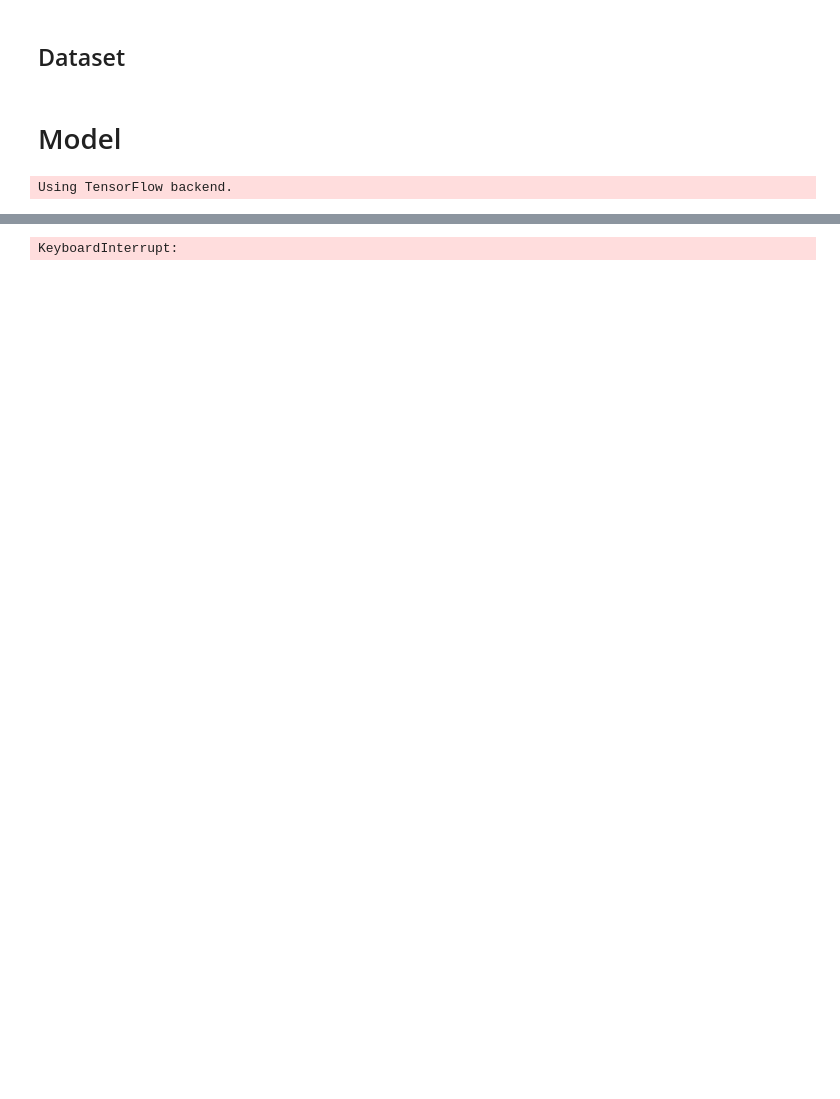
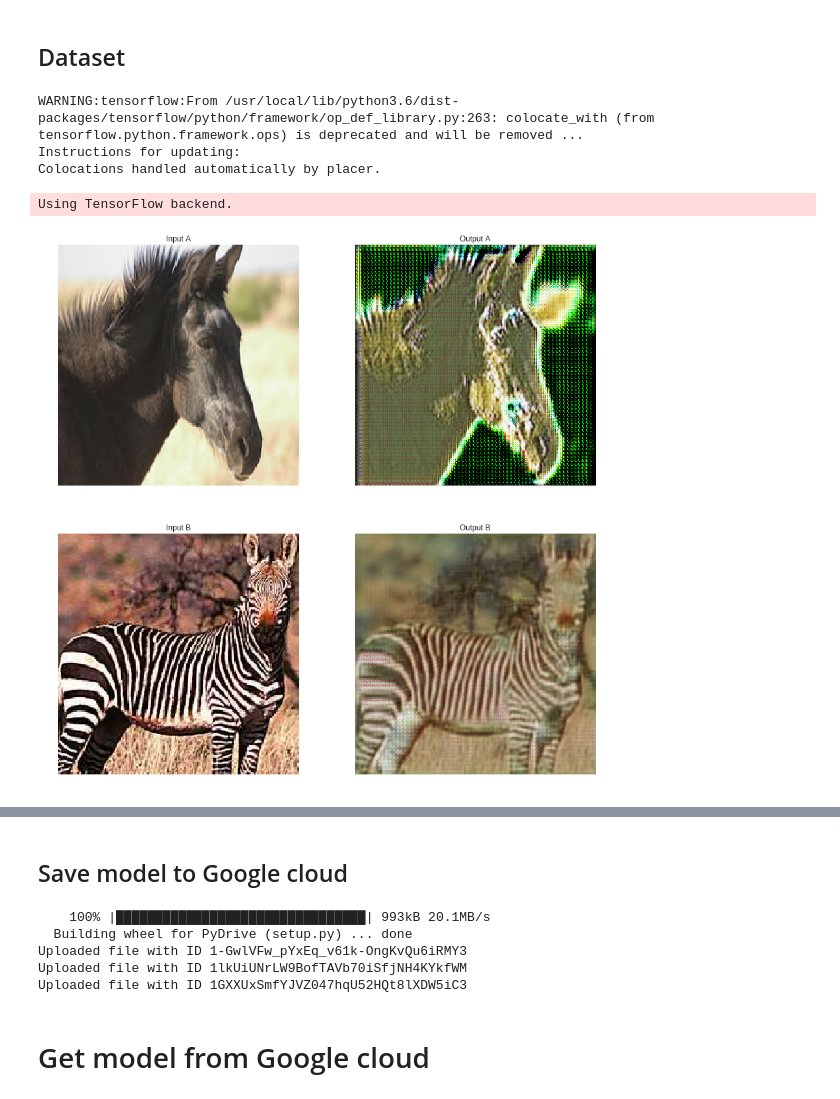
Before and after one commit to neilsun2009/CycleGAN, a Jupyter notebook: src/cycle_gan.ipynb, the cells around one changed output, grey strips where cells are left out. Drawn from its saved outputs; the diff is of its cells as text; code cells hidden in the pictures; blank space fills up the shorter version.

```diff
--- a/src/cycle_gan.ipynb
+++ b/src/cycle_gan.ipynb
@@ -10,18 +11,19 @@ data_zip = tf.keras.utils.get_file('dataset.zip',
                                         origin='https://people.eecs.berkeley.edu/~taesung_park/CycleGAN/datasets/horse2zebra.zip')
-# %% [markdown]
-# Model
 # %%
 from model import CycleGAN
 
-gan = CycleGAN(mode='train', base='unet')
+gan = CycleGAN(mode='train', base='resnet', verbose=False)
 gan.build()
 # %% [output]
-Using TensorFlow backend.
+WARNING:tensorflow:From /usr/local/lib/python3.6/dist-packages/tensorflow/python/framework/op_def_library.py:263: colocate_with (from tensorflow.python.framework.ops) is deprecated and will be removed ...
+Instructions for updating:
+Colocations handled automatically by placer.
+Using TensorFlow backend.
 # %%
-import os
 gan.compile(learning_rate=2e-4)
-gan.train('../dataset/horse2zebra/trainA/*.jpg', '../dataset/horse2zebra/trainB/*.jpg', epochs=100,
-          steps_per_epoch=100, batch_size=1, image_save_path='../output/temp/', model_save_path='../models/temp/',
-          save_image_every_step=10, save_model_every_epoch=1,
-          show_image=True, load_model=False, model_load_path='../models/')
+gan.train(os.path.abspath('.') + '/horse2zebra/trainA/*.jpg', os.path.abspath('.') + '/horse2zebra/trainB/*.jpg', epochs=100,
+          steps_per_epoch=1000, batch_size=1, image_save_path='./output/', model_save_path='./models/',
+          save_image_every_step=50, save_model_every_epoch=1,
+          show_image=True, load_model=False, model_load_path='./models/')
 # %% [output]
+[figure, added]
@@ -35 +46,0 @@ Epoch 0 starts...
-KeyboardInterrupt:
@@ -35,0 +50,41 @@ KeyboardInterrupt:
+# %% [markdown]
+## Save model to Google cloud
+# %%
+# Install the PyDrive wrapper & import libraries.
+# This only needs to be done once in a notebook.
+!pip install -U -q PyDrive
+from pydrive.auth import GoogleAuth
+from pydrive.drive import GoogleDrive
+from google.colab import auth
+from oauth2client.client import GoogleCredentials
+
+# Authenticate and create the PyDrive client.
+# This only needs to be done once in a notebook.
+auth.authenticate_user()
+gauth = GoogleAuth()
+gauth.credentials = GoogleCredentials.get_application_default()
+drive = GoogleDrive(gauth)
+
+# Create & upload a file.
+uploaded = drive.CreateFile({'title': 'model-disc-a.h5'})
+uploaded.SetContentFile('./models/model-disc-a.h5')
+uploaded.Upload()
+print('Uploaded file with ID {}'.format(uploaded.get('id')))
+
+uploaded = drive.CreateFile({'title': 'model-disc-b.h5'})
+uploaded.SetContentFile('./models/model-disc-b.h5')
+uploaded.Upload()
+print('Uploaded file with ID {}'.format(uploaded.get('id')))
+
+uploaded = drive.CreateFile({'title': 'model-gan.h5'})
+uploaded.SetContentFile('./models/model-gan.h5')
+uploaded.Upload()
+print('Uploaded file with ID {}'.format(uploaded.get('id')))
+# %% [output]
+    100% |████████████████████████████████| 993kB 20.1MB/s
+  Building wheel for PyDrive (setup.py) ... done
+Uploaded file with ID 1-GwlVFw_pYxEq_v61k-OngKvQu6iRMY3
+Uploaded file with ID 1lkUiUNrLW9BofTAVb70iSfjNH4KYkfWM
+Uploaded file with ID 1GXXUxSmfYJVZ047hqU52HQt8lXDW5iC3
+# %% [markdown]
+# Get model from Google cloud
```
Also changed, not shown: parts of 4 cells of this notebook, 6 other files.
